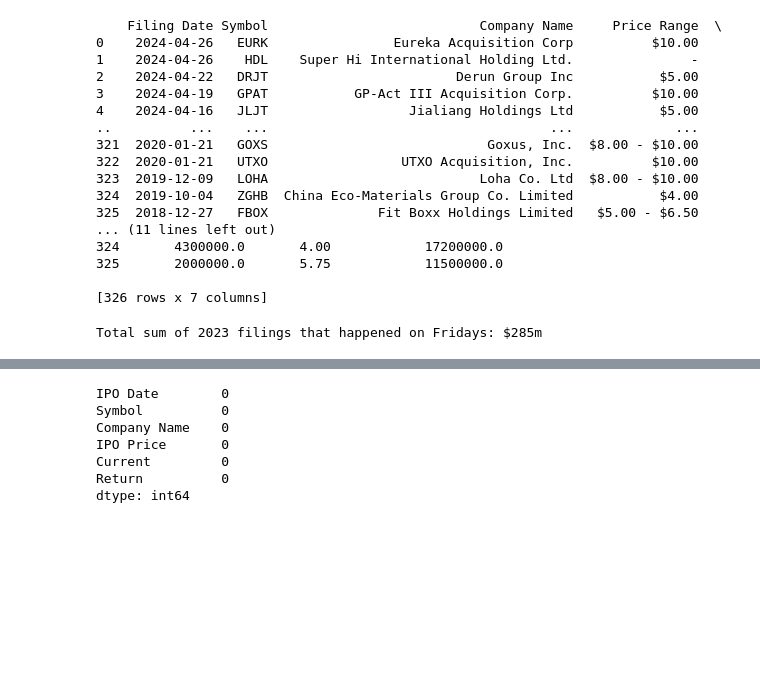
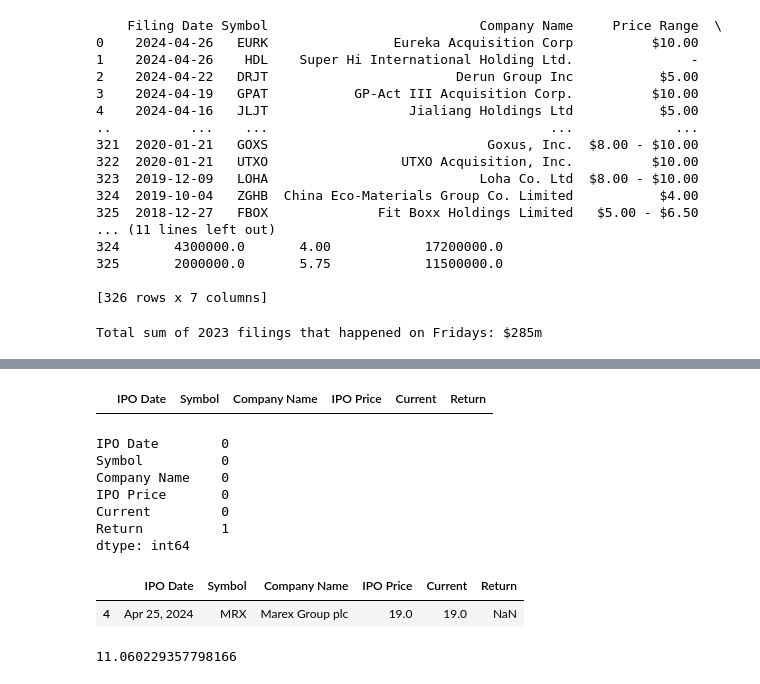
Before and after one commit to thaiphi/Stock-Markets-Analytics-2024, a Jupyter notebook: Week 2/Module_2_Homework.ipynb, the cells around one changed output, grey strips where cells are left out. Cells and saved outputs as stored; diff of their text form; code cells hidden in the pictures; blank space fills up the shorter version.

```diff
--- a/Week 2/Module_2_Homework.ipynb
+++ b/Week 2/Module_2_Homework.ipynb
@@ -203,3 +300,10 @@ Total sum of 2023 filings that happened on Fridays: $285m
+# %%
+
+# Problem --> not always the columns are filled
+missing_prices_df = stacked_ipos_df[stacked_ipos_df['IPO Price'].astype(str).str.find('-') >= 0]
+missing_prices_df
+# %% [output]
+|  | IPO Date | Symbol | Company Name | IPO Price | Current | Return |
 # %%
 # it has some missing values --> use defensive errors='coerce' (if don't have time to crack into the data errors)
 #     : pd.to_numeric() function call, which will convert problematic values to NaN.
@@ -216,12 +320,23 @@ ipos_2023['Return'] = pd.to_numeric(ipos_2023['Return'].str.replace('%', ''), er
 # %%
 # simple way of checking NULLs
 # (you need to understand how vector operations work .isnull() and calls chaining .isnull().sum())
-ipos_2023.isnull().sum()
+stacked_ipos_df.isnull().sum()
 # %% [output]
 IPO Date        0
 Symbol          0
 Company Name    0
 IPO Price       0
 Current         0
-Return          0
+Return          1
 dtype: int64
+# %%
+# Do you want to leave the record or not?
+stacked_ipos_df[stacked_ipos_df.Return.isnull()]
+# %% [output]
+|  | IPO Date | Symbol | Company Name | IPO Price | Current | Return |
+| 4 | Apr 25, 2024 | MRX | Marex Group plc | 19.0 | 19.0 | NaN |
+# %%
+# now you can operate with columns as a numeric type
+stacked_ipos_df['IPO Price'].mean()
+# %% [output]
+11.060229357798166
```
Also changed, not shown: parts of 19 cells of this notebook.
